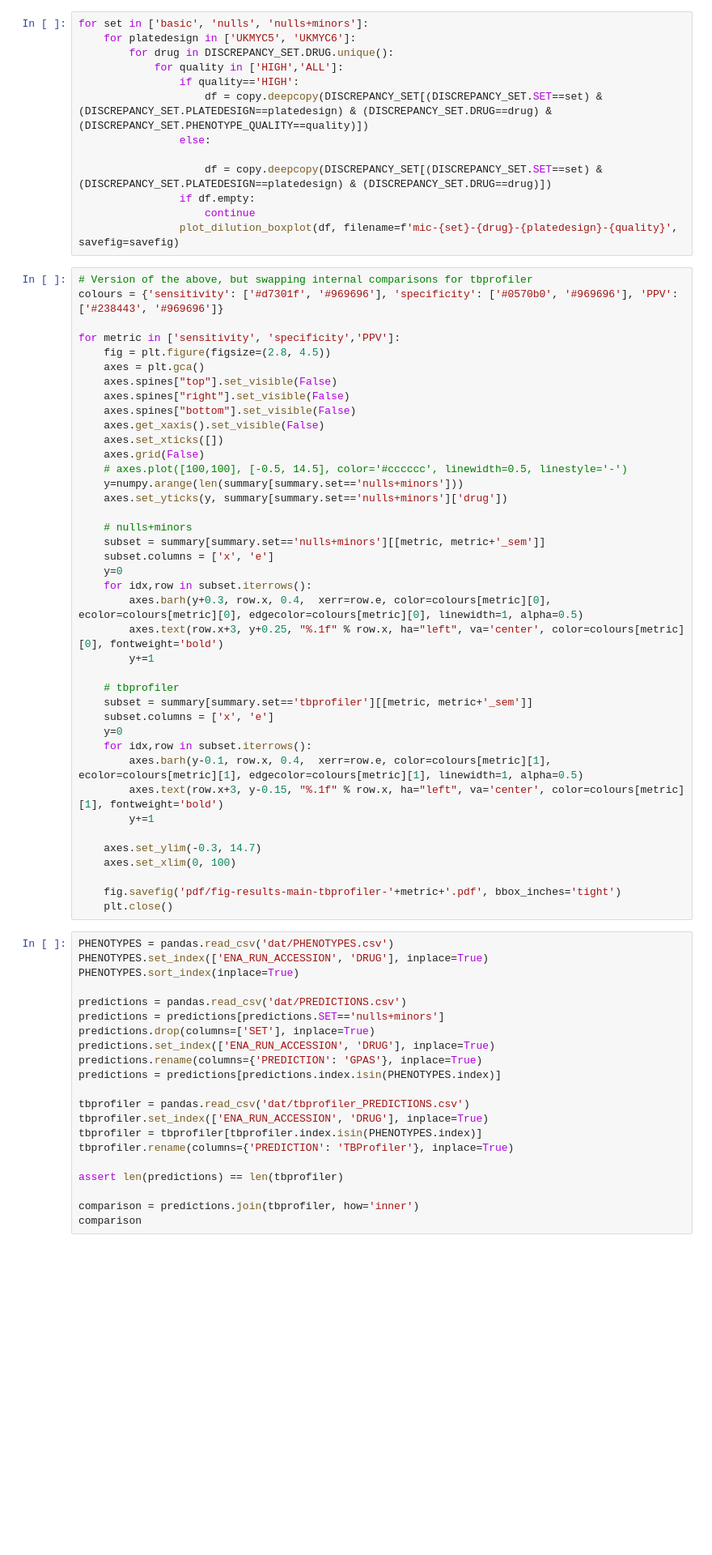
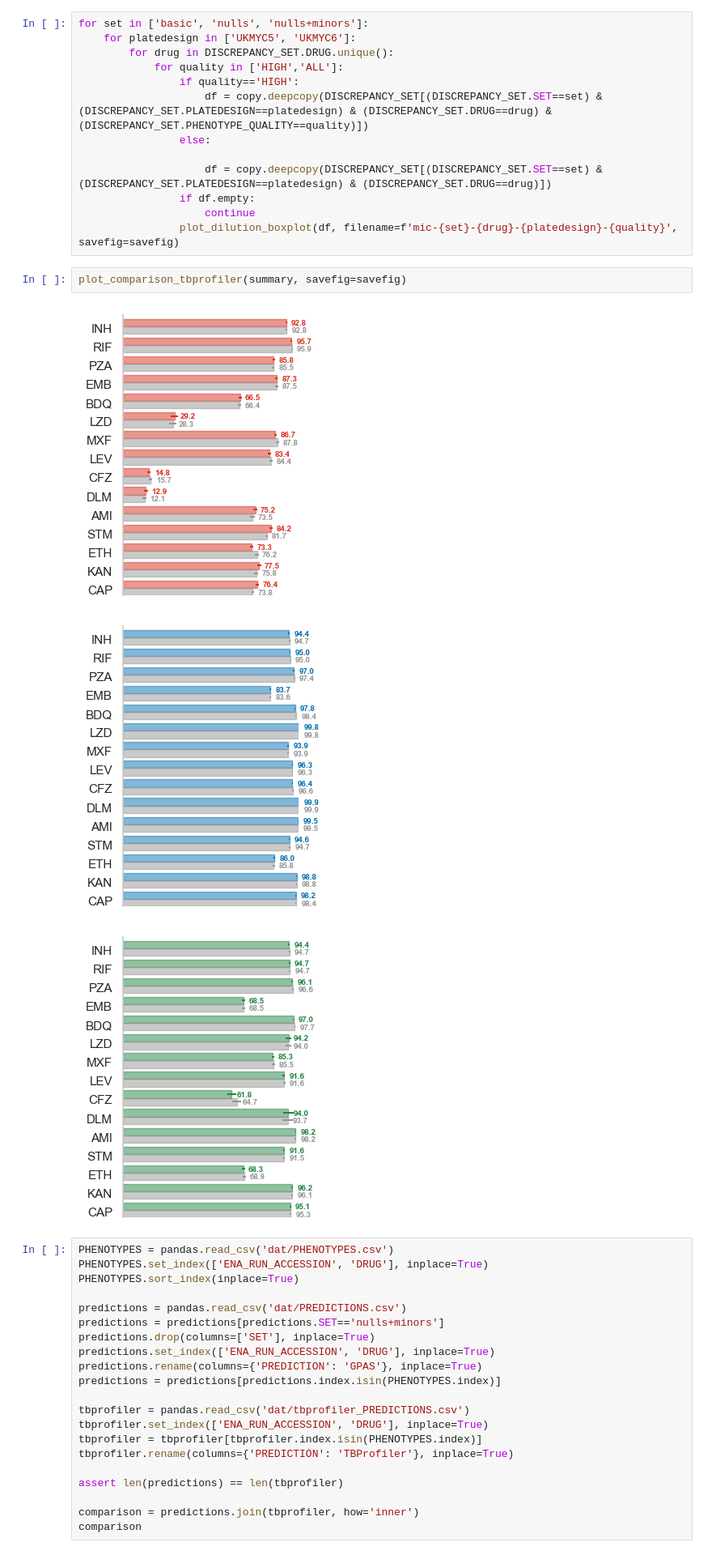
Before and after one commit to fowler-lab/validate-myco-amr, a Jupyter notebook: plot.ipynb, the cells around one changed output. Shown at 81% size. Cells and saved outputs as stored; diff of their text form; blank space fills up the shorter version.

```diff
--- a/plot.ipynb
+++ b/plot.ipynb
@@ -413,46 +341,12 @@ for set in ['basic', 'nulls', 'nulls+minors']:
                 if df.empty:
                     continue
                 plot_dilution_boxplot(df, filename=f'mic-{set}-{drug}-{platedesign}-{quality}', savefig=savefig)
-# %%
-# Version of the above, but swapping internal comparisons for tbprofiler
-colours = {'sensitivity': ['#d7301f', '#969696'], 'specificity': ['#0570b0', '#969696'], 'PPV': ['#238443', '#969696']}
-
-for metric in ['sensitivity', 'specificity','PPV']:
-    fig = plt.figure(figsize=(2.8, 4.5))
-    axes = plt.gca()
-    axes.spines["top"].set_visible(False)
-    axes.spines["right"].set_visible(False)
-    axes.spines["bottom"].set_visible(False)
-    axes.get_xaxis().set_visible(False)
-    axes.set_xticks([])
-    axes.grid(False)
-    # axes.plot([100,100], [-0.5, 14.5], color='#cccccc', linewidth=0.5, linestyle='-')
-    y=numpy.arange(len(summary[summary.set=='nulls+minors']))
-    axes.set_yticks(y, summary[summary.set=='nulls+minors']['drug'])
-
-    # nulls+minors
-    subset = summary[summary.set=='nulls+minors'][[metric, metric+'_sem']]
-    subset.columns = ['x', 'e']
-    y=0
-    for idx,row in subset.iterrows():
-        axes.barh(y+0.3, row.x, 0.4,  xerr=row.e, color=colours[metric][0], ecolor=colours[metric][0], edgecolor=colours[metric][0], linewidth=1, alpha=0.5)
-        axes.text(row.x+3, y+0.25, "%.1f" % row.x, ha="left", va='center', color=colours[metric][0], fontweight='bold')
-        y+=1
-
-    # tbprofiler
-    subset = summary[summary.set=='tbprofiler'][[metric, metric+'_sem']]
-    subset.columns = ['x', 'e']
-    y=0
-    for idx,row in subset.iterrows():
-        axes.barh(y-0.1, row.x, 0.4,  xerr=row.e, color=colours[metric][1], ecolor=colours[metric][1], edgecolor=colours[metric][1], linewidth=1, alpha=0.5)
-        axes.text(row.x+3, y-0.15, "%.1f" % row.x, ha="left", va='center', color=colours[metric][1], fontweight='bold')
-        y+=1
-
-    axes.set_ylim(-0.3, 14.7)
-    axes.set_xlim(0, 100)
-
-    fig.savefig('pdf/fig-results-main-tbprofiler-'+metric+'.pdf', bbox_inches='tight')
-    plt.close()
+# %%
+plot_comparison_tbprofiler(summary, savefig=savefig)
+# %% [output]
+[figure, added]
+[figure, added]
+[figure, added]
 # %%
 PHENOTYPES = pandas.read_csv('dat/PHENOTYPES.csv')
 PHENOTYPES.set_index(['ENA_RUN_ACCESSION', 'DRUG'], inplace=True)
```
Also changed, not shown: parts of 7 cells of this notebook, 7 other files.
